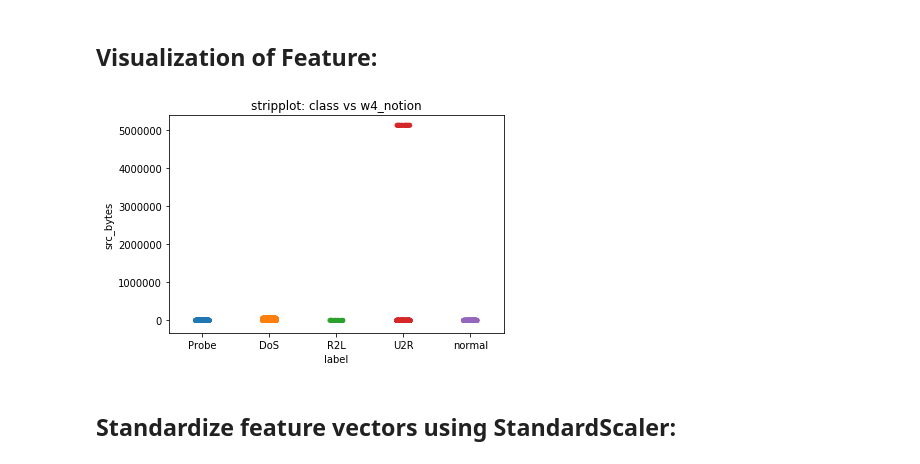
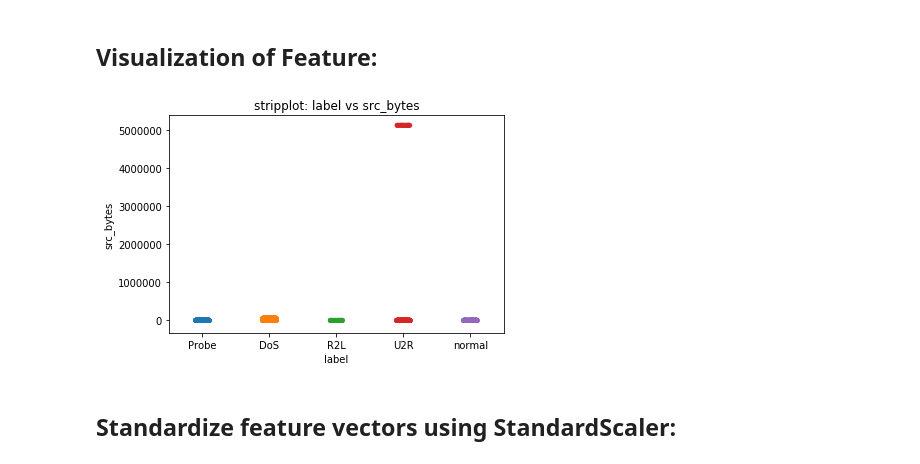
Before and after one commit to yantiz/DME-Network-Intrusion-Data, a Jupyter notebook: one_hot_encoding+mutual_information+Logistic_Regression+SVM_rbf.ipynb, the cells around one changed output. Cells and saved outputs as stored; diff of their text form; code cells hidden in the pictures.

Commit message:
add visualization

```diff
--- a/one_hot_encoding+mutual_information+Logistic_Regression+SVM_rbf.ipynb
+++ b/one_hot_encoding+mutual_information+Logistic_Regression+SVM_rbf.ipynb
@@ -210,11 +210,13 @@ display(selected_features)
 ## Visualization of Feature:
 # %%
 X_train_df = pd.concat([X_train, y_train], axis=1)
-ax = sns.stripplot(x='label', y='src_bytes', data=X_train_df, jitter=True, alpha=0.7)
-plt.title('stripplot: class vs w4_notion')
+feature_name = 'src_bytes'
+
+ax = sns.stripplot(x='label', y=feature_name, data=X_train_df, jitter=True, alpha=0.7)
+plt.title('stripplot: label vs ' + feature_name)
 plt.show()
 # %% [output]
-[figure, old version]
+[figure, new version]
 # %%
 k_selected_features = [10]
 # %% [markdown]
```
